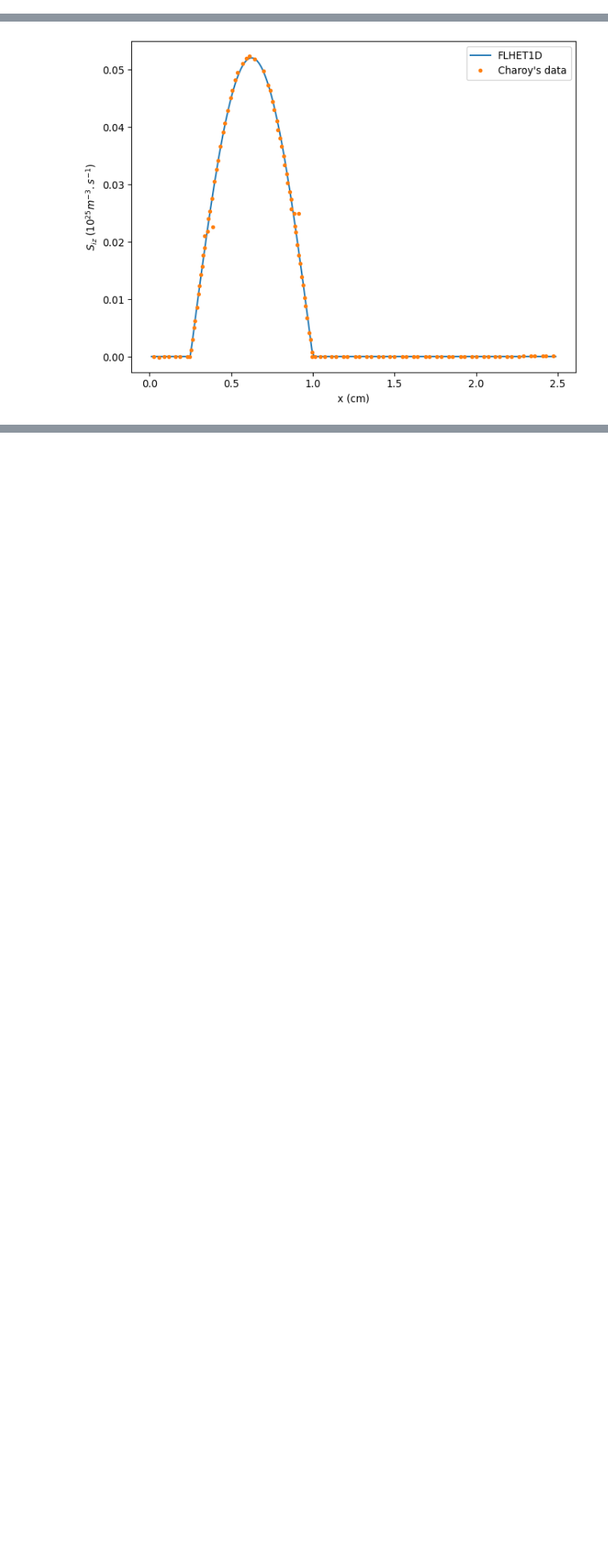
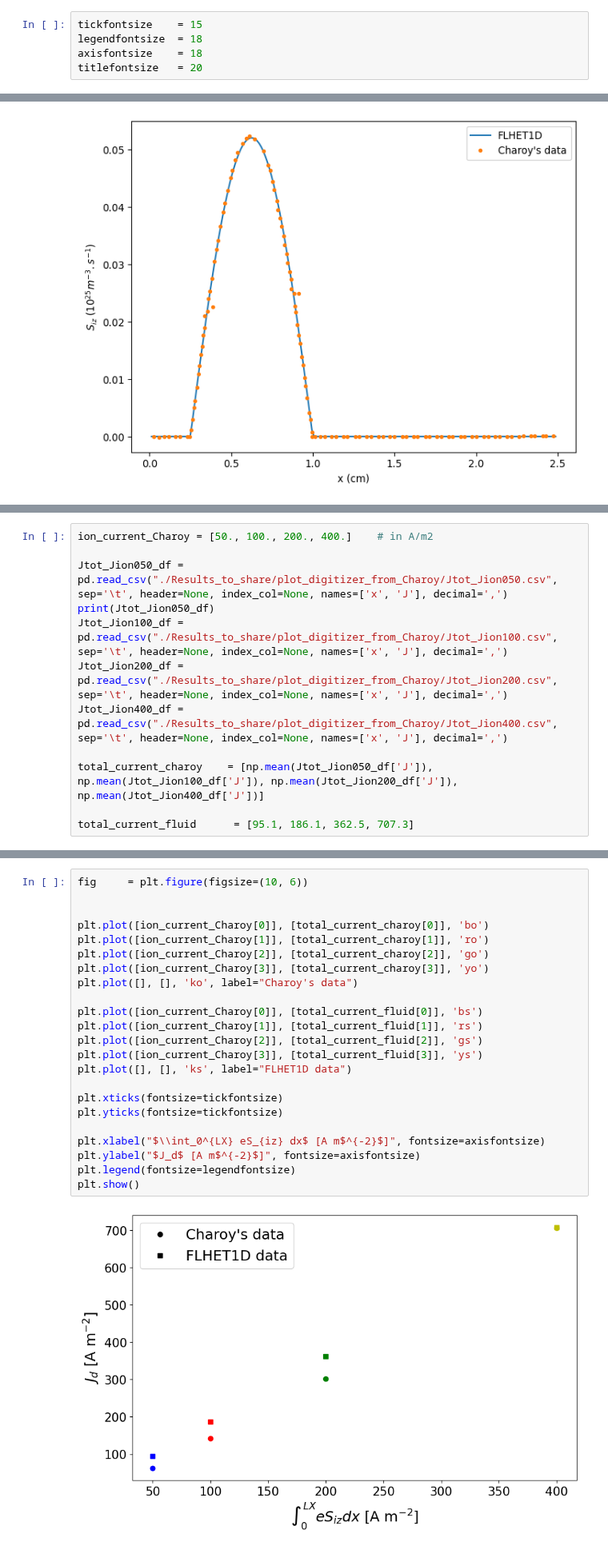
Before and after one commit to federicopetronio/FLHET1D, a Jupyter notebook: Plots_Charoy.ipynb, the cells around one changed output, grey strips where cells are left out. Shown at 80% size. Saved outputs shown, nothing was run; the diff lists cells and outputs as text; blank space fills up the shorter version.

```diff
--- a/Plots_Charoy.ipynb
+++ b/Plots_Charoy.ipynb
@@ -17,3 +20,8 @@ dirname = os.getcwd()
+# %%
+tickfontsize    = 15
+legendfontsize  = 18
+axisfontsize    = 18
+titlefontsize   = 20
 # %% [markdown]
 ## Test the programation of the magnetic field
 
@@ -180,0 +237,12 @@ plt.show()
+# %%
+ion_current_Charoy = [50., 100., 200., 400.]    # in A/m2
+
+Jtot_Jion050_df = pd.read_csv("./Results_to_share/plot_digitizer_from_Charoy/Jtot_Jion050.csv", sep='\t', header=None, index_col=None, names=['x', 'J'], decimal=',')
+print(Jtot_Jion050_df)
+Jtot_Jion100_df = pd.read_csv("./Results_to_share/plot_digitizer_from_Charoy/Jtot_Jion100.csv", sep='\t', header=None, index_col=None, names=['x', 'J'], decimal=',')
+Jtot_Jion200_df = pd.read_csv("./Results_to_share/plot_digitizer_from_Charoy/Jtot_Jion200.csv", sep='\t', header=None, index_col=None, names=['x', 'J'], decimal=',')
+Jtot_Jion400_df = pd.read_csv("./Results_to_share/plot_digitizer_from_Charoy/Jtot_Jion400.csv", sep='\t', header=None, index_col=None, names=['x', 'J'], decimal=',')
+
+total_current_charoy    = [np.mean(Jtot_Jion050_df['J']), np.mean(Jtot_Jion100_df['J']), np.mean(Jtot_Jion200_df['J']), np.mean(Jtot_Jion400_df['J'])]
+
+total_current_fluid      = [95.1, 186.1, 362.5, 707.3]
@@ -181,3 +264,28 @@ plt.show()
+# %%
+fig     = plt.figure(figsize=(10, 6))
+
+
+plt.plot([ion_current_Charoy[0]], [total_current_charoy[0]], 'bo')
+plt.plot([ion_current_Charoy[1]], [total_current_charoy[1]], 'ro')
+plt.plot([ion_current_Charoy[2]], [total_current_charoy[2]], 'go')
+plt.plot([ion_current_Charoy[3]], [total_current_charoy[3]], 'yo')
+plt.plot([], [], 'ko', label="Charoy's data")
+
+plt.plot([ion_current_Charoy[0]], [total_current_fluid[0]], 'bs')
+plt.plot([ion_current_Charoy[1]], [total_current_fluid[1]], 'rs')
+plt.plot([ion_current_Charoy[2]], [total_current_fluid[2]], 'gs')
+plt.plot([ion_current_Charoy[3]], [total_current_fluid[3]], 'ys')
+plt.plot([], [], 'ks', label="FLHET1D data")
+
+plt.xticks(fontsize=tickfontsize)
+plt.yticks(fontsize=tickfontsize)
+
+plt.xlabel("$\\int_0^{LX} eS_{iz} dx$ [A m$^{-2}$]", fontsize=axisfontsize)
+plt.ylabel("$J_d$ [A m$^{-2}$]", fontsize=axisfontsize)
+plt.legend(fontsize=legendfontsize)
+plt.show()
+# %% [output]
+[figure, added]
 # %% [markdown]
 ## Comparison between simulation results to Charoy's
 # %%
```
Also changed, not shown: parts of 8 cells of this notebook, 10 other files.
